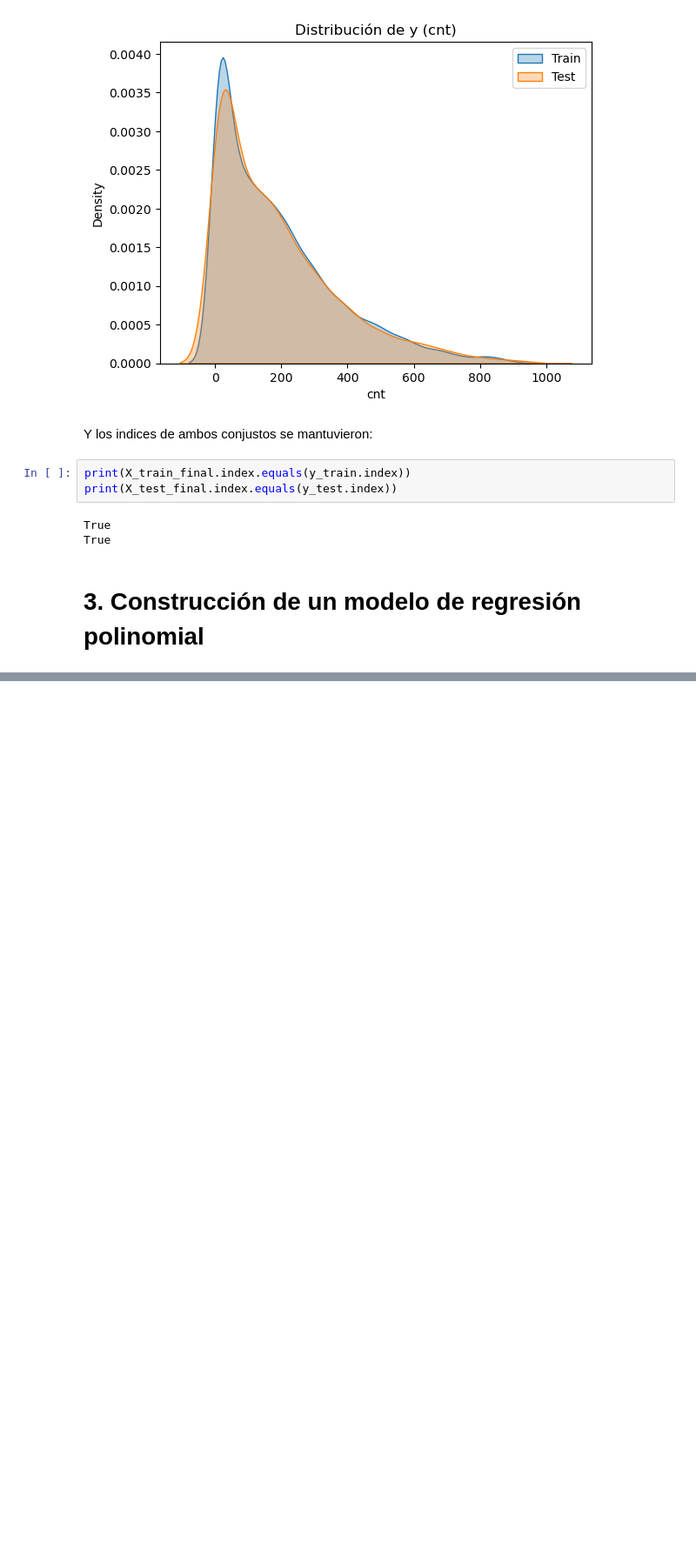
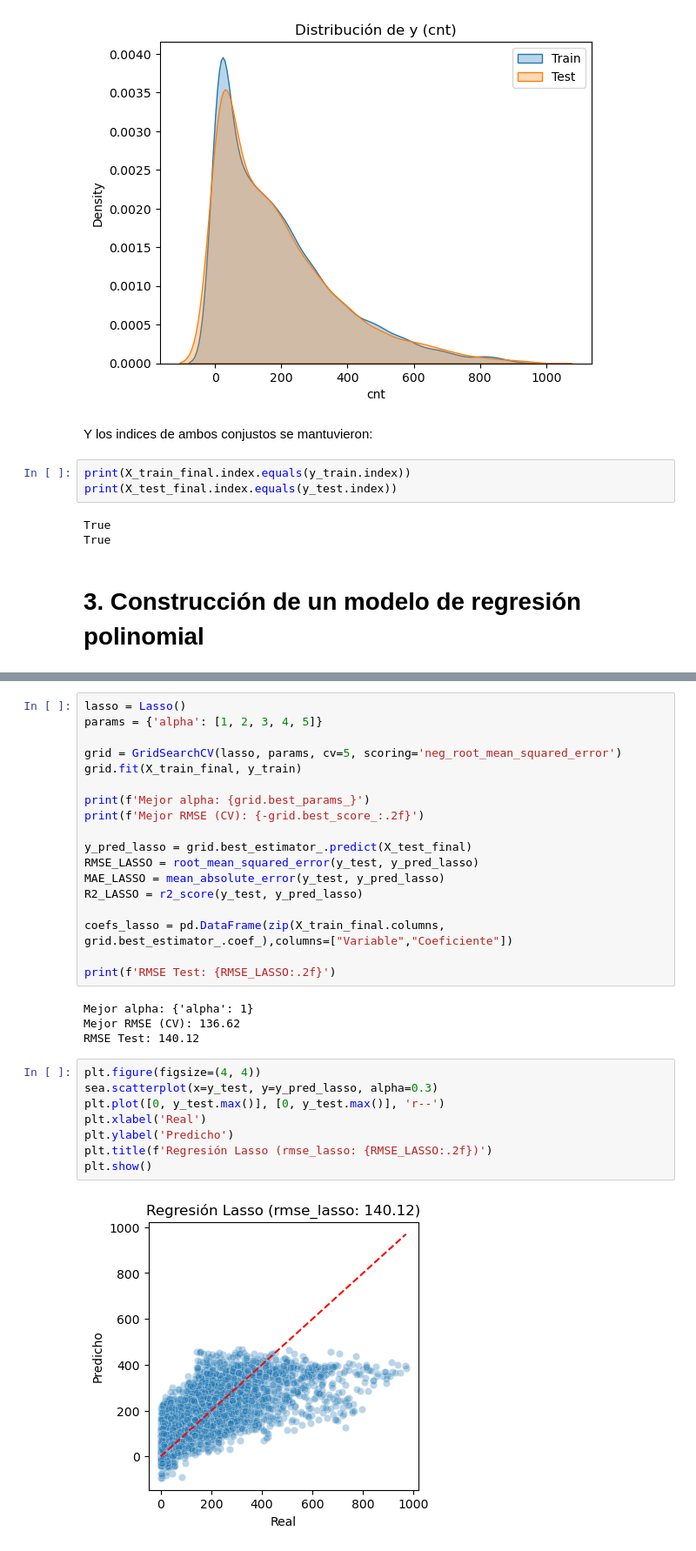
Before and after one commit to JhonZacipa/ML-Project-bicycle-usage-demand-estimation, a Jupyter notebook: ProyectoEtapa1Notebook.ipynb, the cells around one changed output, grey strips where cells are left out. Shown at 87% size. Cells and saved outputs as stored; diff of their text form; blank space fills up the shorter version.

```diff
--- a/ProyectoEtapa1Notebook.ipynb
+++ b/ProyectoEtapa1Notebook.ipynb
@@ -629,0 +708,32 @@ True
+# %%
+lasso = Lasso()
+params = {'alpha': [1, 2, 3, 4, 5]}
+
+grid = GridSearchCV(lasso, params, cv=5, scoring='neg_root_mean_squared_error')
+grid.fit(X_train_final, y_train)
+
+print(f'Mejor alpha: {grid.best_params_}')
+print(f'Mejor RMSE (CV): {-grid.best_score_:.2f}')
+
+y_pred_lasso = grid.best_estimator_.predict(X_test_final)
+RMSE_LASSO = root_mean_squared_error(y_test, y_pred_lasso)
+MAE_LASSO = mean_absolute_error(y_test, y_pred_lasso)
+R2_LASSO = r2_score(y_test, y_pred_lasso)
+
+coefs_lasso = pd.DataFrame(zip(X_train_final.columns, grid.best_estimator_.coef_),columns=["Variable","Coeficiente"])
+
+print(f'RMSE Test: {RMSE_LASSO:.2f}')
+# %% [output]
+Mejor alpha: {'alpha': 1}
+Mejor RMSE (CV): 136.62
+RMSE Test: 140.12
+# %%
+plt.figure(figsize=(4, 4))
+sea.scatterplot(x=y_test, y=y_pred_lasso, alpha=0.3)
+plt.plot([0, y_test.max()], [0, y_test.max()], 'r--')
+plt.xlabel('Real')
+plt.ylabel('Predicho')
+plt.title(f'Regresión Lasso (rmse_lasso: {RMSE_LASSO:.2f})')
+plt.show()
+# %% [output]
+[figure, added]
```
Also changed, not shown: parts of 37 cells of this notebook, 2 other files.
